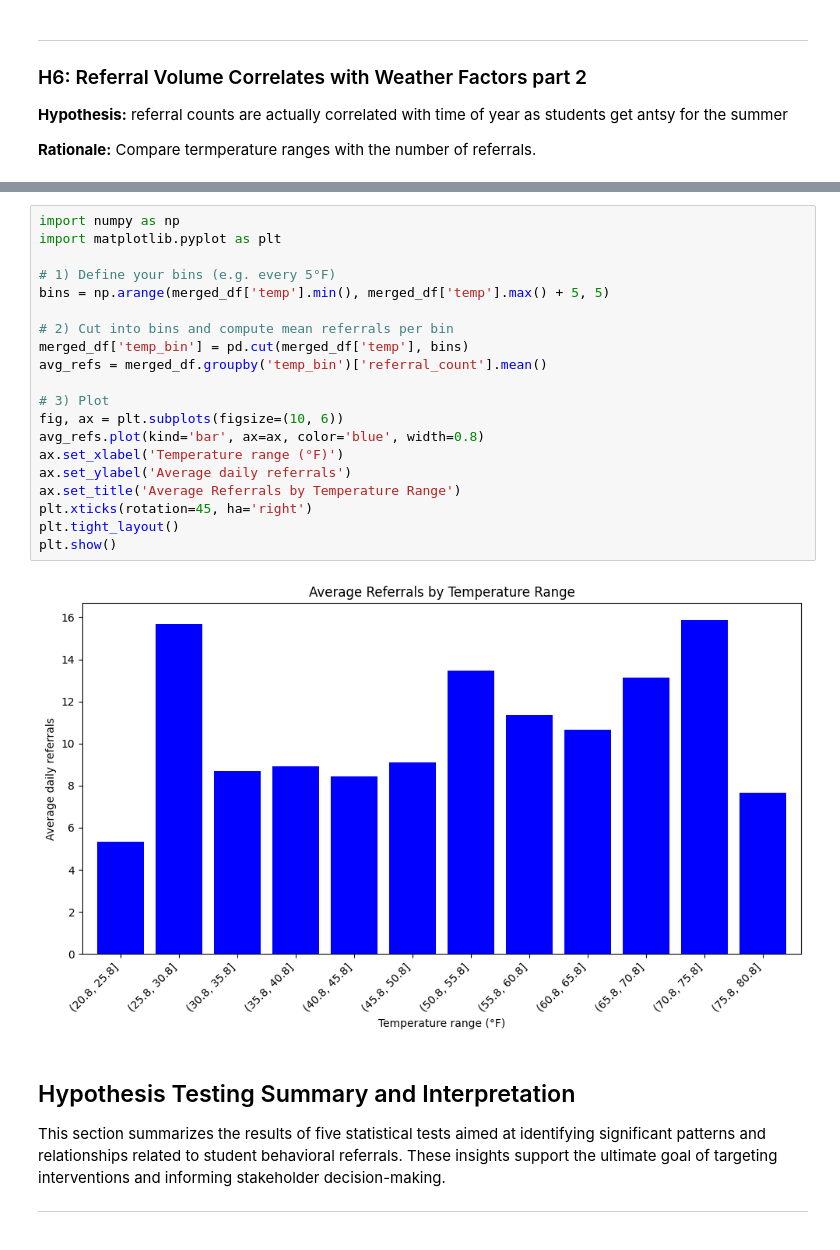
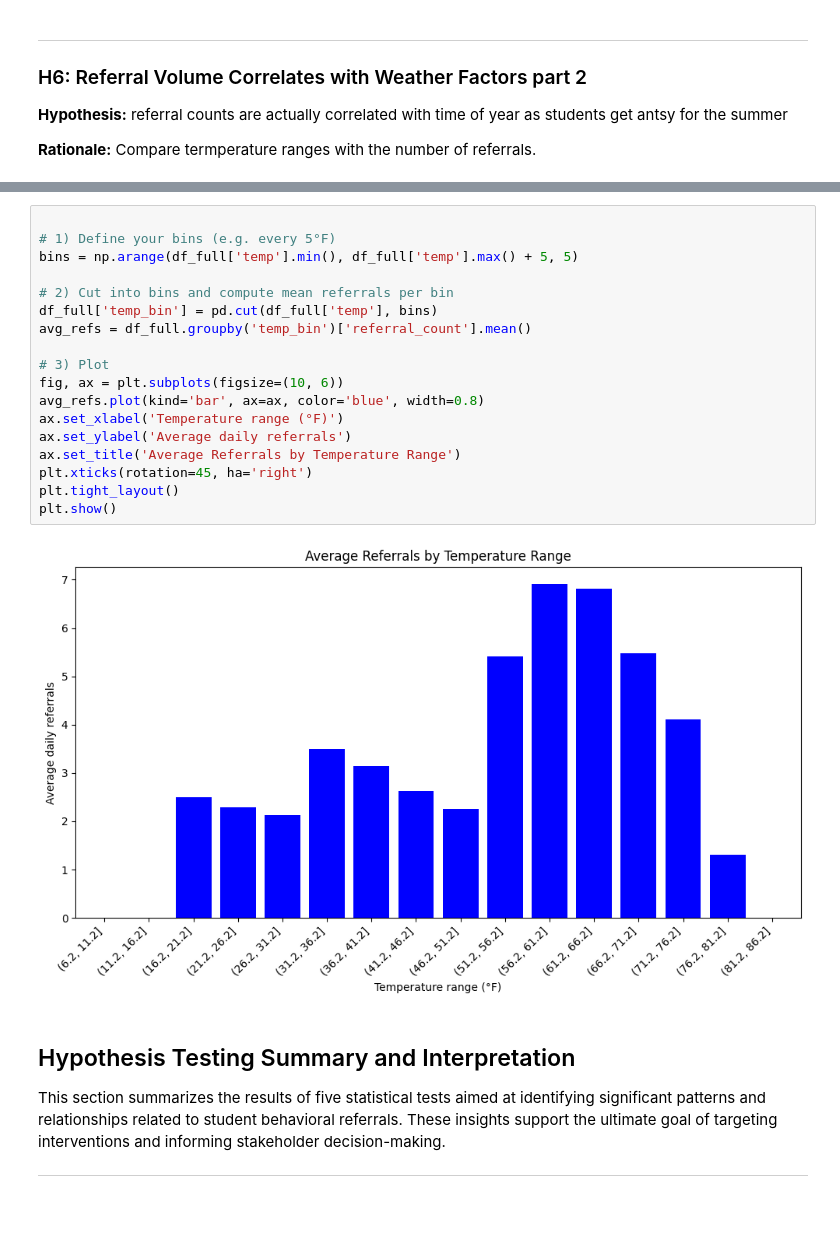
Before and after one commit to TDRobertson/student-referral-predictor, a Jupyter notebook: Behavioral_Disruptions_EDA.ipynb, the cells around one changed output, grey strips where cells are left out. Cells and saved outputs as stored; diff of their text form.

```diff
--- a/Behavioral_Disruptions_EDA.ipynb
+++ b/Behavioral_Disruptions_EDA.ipynb
@@ -630,25 +650,23 @@ plt.show()
 # %%
-import numpy as np
-import matplotlib.pyplot as plt
 
 # 1) Define your bins (e.g. every 5°F)
-bins = np.arange(merged_df['temp'].min(), merged_df['temp'].max() + 5, 5)
+bins = np.arange(df_full['temp'].min(), df_full['temp'].max() + 5, 5)
 
 # 2) Cut into bins and compute mean referrals per bin
-merged_df['temp_bin'] = pd.cut(merged_df['temp'], bins)
-avg_refs = merged_df.groupby('temp_bin')['referral_count'].mean()
+df_full['temp_bin'] = pd.cut(df_full['temp'], bins)
+avg_refs = df_full.groupby('temp_bin')['referral_count'].mean()
 
 # 3) Plot
 fig, ax = plt.subplots(figsize=(10, 6))
 avg_refs.plot(kind='bar', ax=ax, color='blue', width=0.8)
 ax.set_xlabel('Temperature range (°F)')
 ax.set_ylabel('Average daily referrals')
 ax.set_title('Average Referrals by Temperature Range')
 plt.xticks(rotation=45, ha='right')
 plt.tight_layout()
 plt.show()
 # %% [output]
-[figure, old version]
+[figure, new version]
 # %% [markdown]
 ## Hypothesis Testing Summary and Interpretation
 
```
Also changed, not shown: parts of 11 cells of this notebook.
